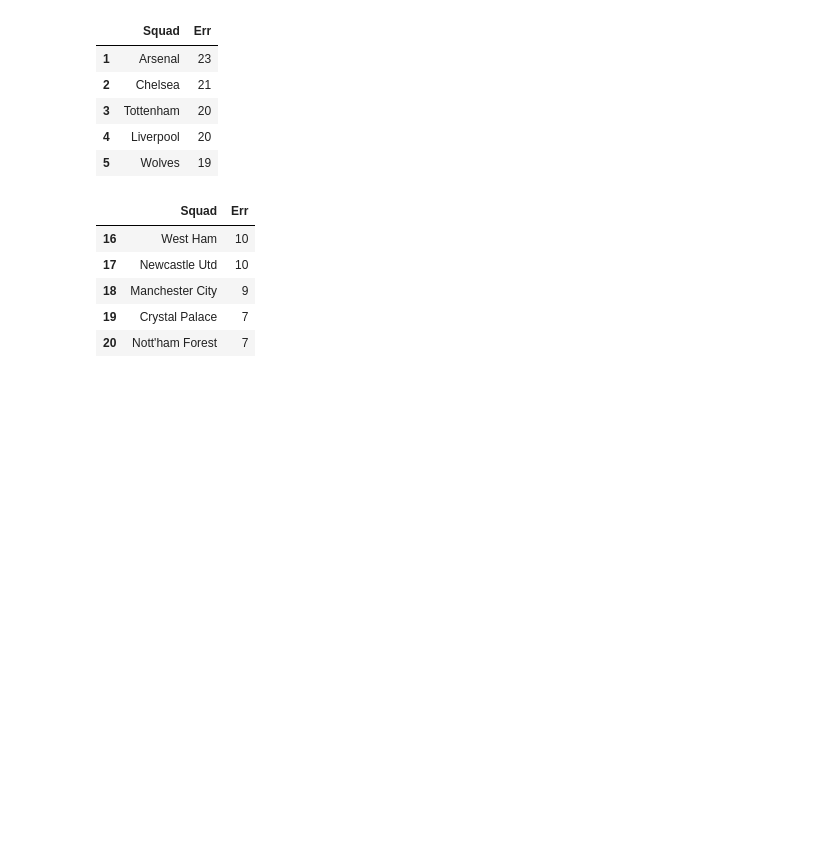
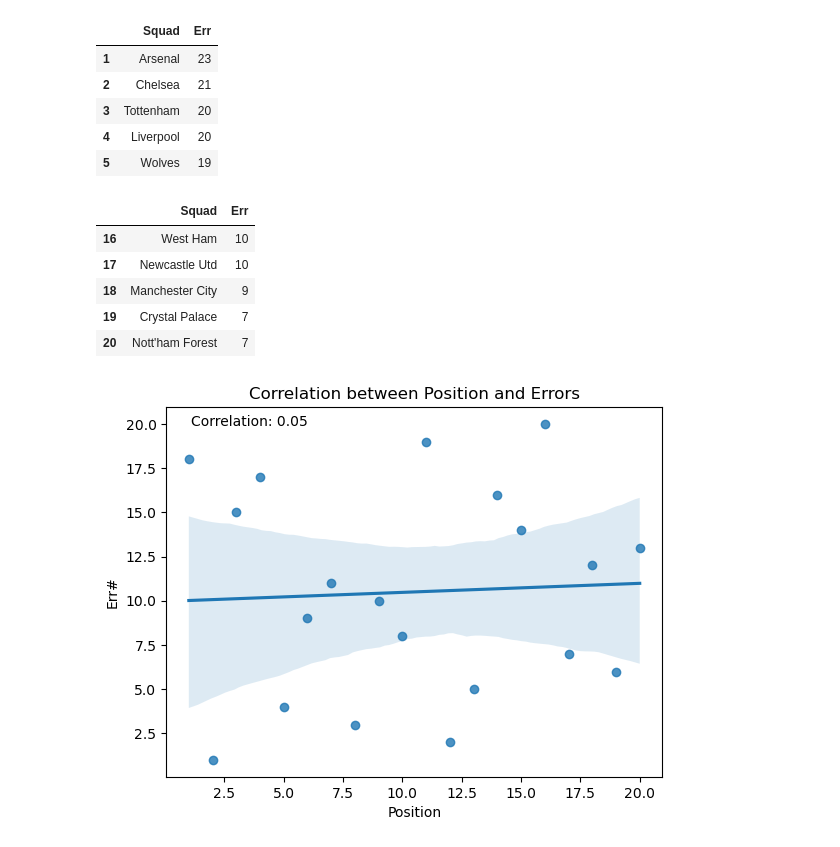
Before and after one commit to ayomidecole/Prem2022-23-data, a Jupyter notebook: 3_team_defensive_analysis.ipynb, the cells around one changed output. Saved outputs shown, nothing was run; the diff lists cells and outputs as text; code cells hidden in the pictures; blank space fills up the shorter version.

Commit message:
Correlation for errors leading to goals

```diff
--- a/3_team_defensive_analysis.ipynb
+++ b/3_team_defensive_analysis.ipynb
@@ -199,3 +199,19 @@ errors.tail(5)[['Squad', 'Err']]
 | 18 | Manchester City | 9 |
 | 19 | Crystal Palace | 7 |
 | 20 | Nott'ham Forest | 7 |
+# %%
+correlation = defending['Position'].corr(defending['Err#'])
+
+sns.regplot(x='Position', y='Err#', data=defending)
+
+plt.xlabel('Position')
+plt.ylabel('Err#')
+plt.title('Correlation between Position and Errors')
+
+
+plt.text(0.05, 0.95, f'Correlation: {correlation:.2f}', transform=plt.gca().transAxes)
+
+# Show the plot
+plt.show()
+# %% [output]
+[figure, added]
```
